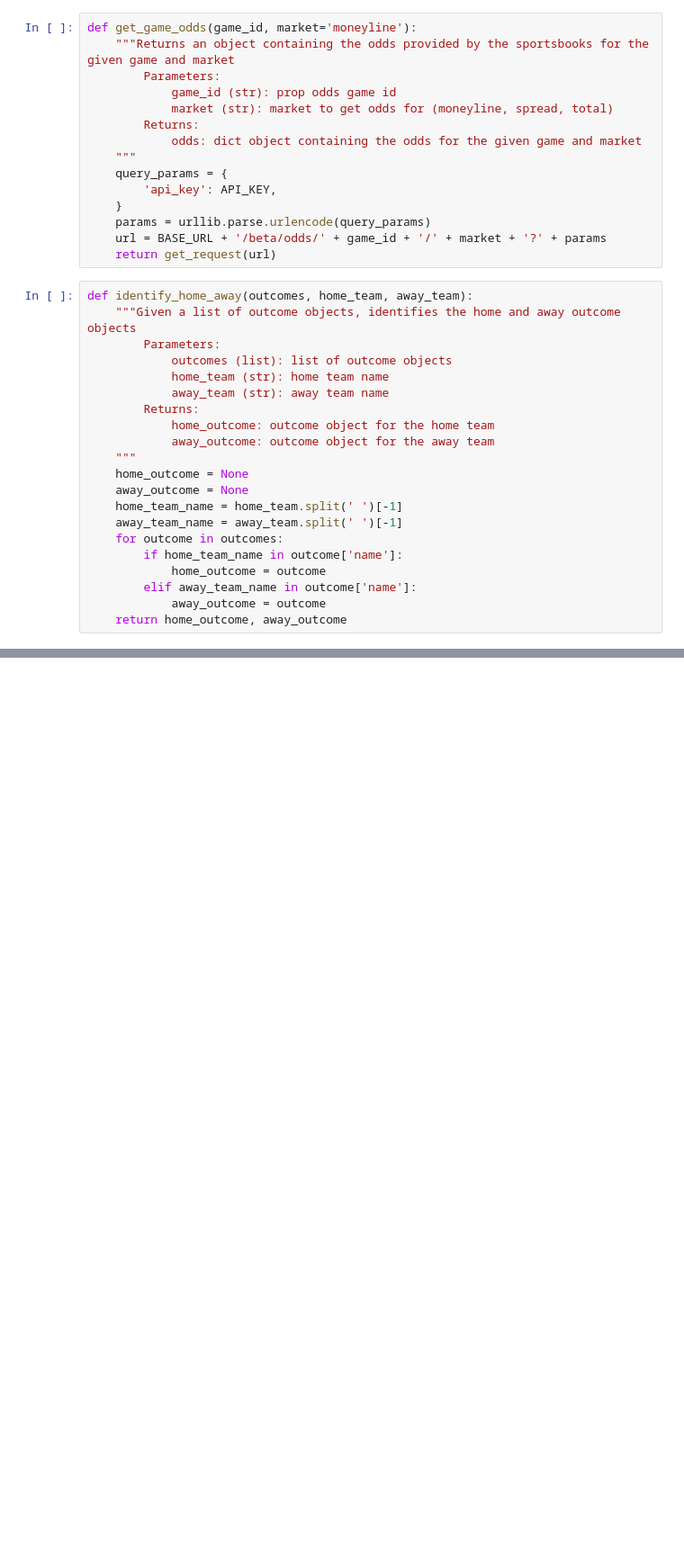
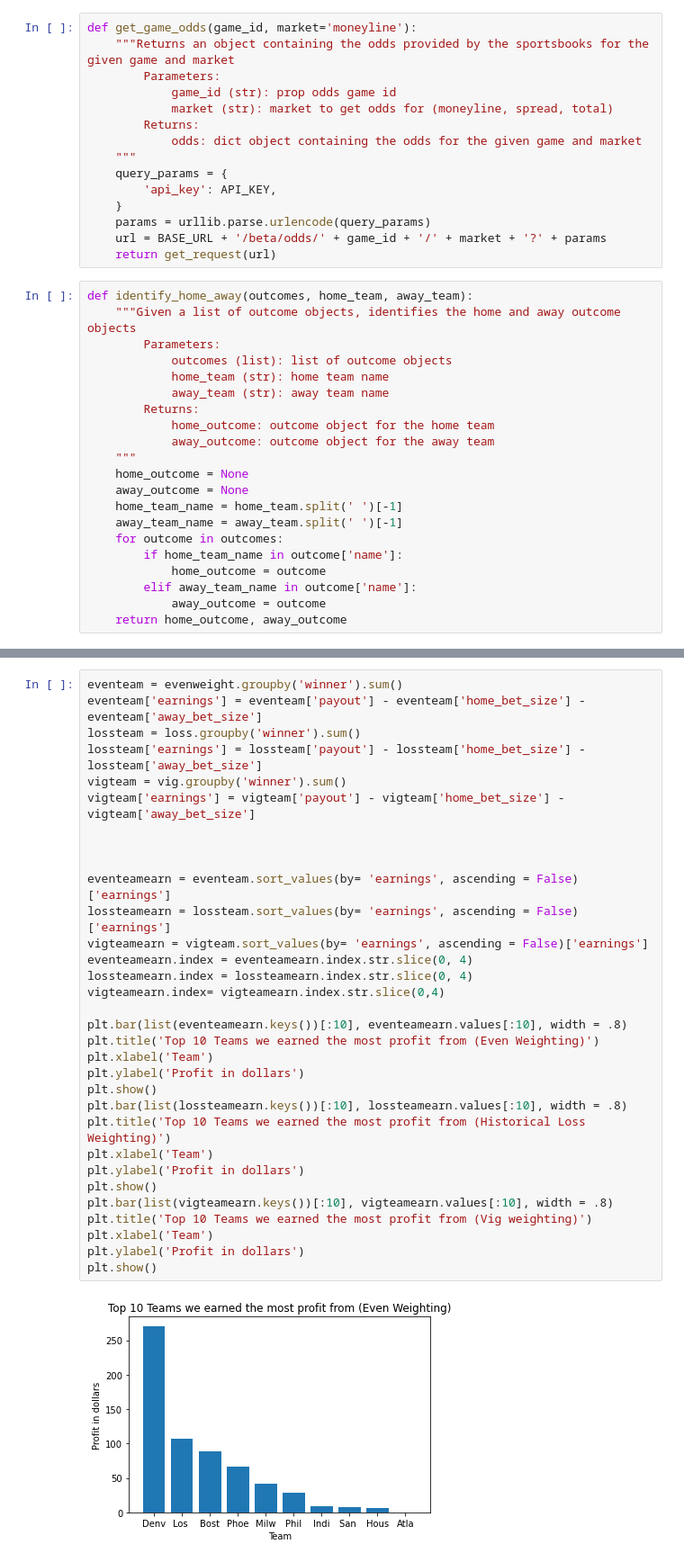
Before and after one commit to donovannickol/sportsbettingalg, a Jupyter notebook: demo.ipynb, the cells around one changed output, grey strips where cells are left out. Shown: that part at 90% size. Saved outputs shown, nothing was run; the diff lists cells and outputs as text; blank space fills up the shorter version.

```diff
--- a/demo.ipynb
+++ b/demo.ipynb
@@ -213,0 +565,34 @@ todays_odds.to_csv('todays_odds.csv', index=False)
+# %%
+eventeam = evenweight.groupby('winner').sum()
+eventeam['earnings'] = eventeam['payout'] - eventeam['home_bet_size'] - eventeam['away_bet_size']
+lossteam = loss.groupby('winner').sum()
+lossteam['earnings'] = lossteam['payout'] - lossteam['home_bet_size'] - lossteam['away_bet_size']
+vigteam = vig.groupby('winner').sum()
+vigteam['earnings'] = vigteam['payout'] - vigteam['home_bet_size'] - vigteam['away_bet_size']
+
+
+
+eventeamearn = eventeam.sort_values(by= 'earnings', ascending = False)['earnings']
+lossteamearn = lossteam.sort_values(by= 'earnings', ascending = False)['earnings']
+vigteamearn = vigteam.sort_values(by= 'earnings', ascending = False)['earnings']
+eventeamearn.index = eventeamearn.index.str.slice(0, 4)
+lossteamearn.index = lossteamearn.index.str.slice(0, 4)
+vigteamearn.index= vigteamearn.index.str.slice(0,4)
+
+plt.bar(list(eventeamearn.keys())[:10], eventeamearn.values[:10], width = .8)
+plt.title('Top 10 Teams we earned the most profit from (Even Weighting)')
+plt.xlabel('Team')
+plt.ylabel('Profit in dollars')
+plt.show()
+plt.bar(list(lossteamearn.keys())[:10], lossteamearn.values[:10], width = .8)
+plt.title('Top 10 Teams we earned the most profit from (Historical Loss Weighting)')
+plt.xlabel('Team')
+plt.ylabel('Profit in dollars')
+plt.show()
+plt.bar(list(vigteamearn.keys())[:10], vigteamearn.values[:10], width = .8)
+plt.title('Top 10 Teams we earned the most profit from (Vig weighting)')
+plt.xlabel('Team')
+plt.ylabel('Profit in dollars')
+plt.show()
+# %% [output]
+[figure, added]
```
Also changed, not shown: parts of 34 cells of this notebook, 4 other files.
